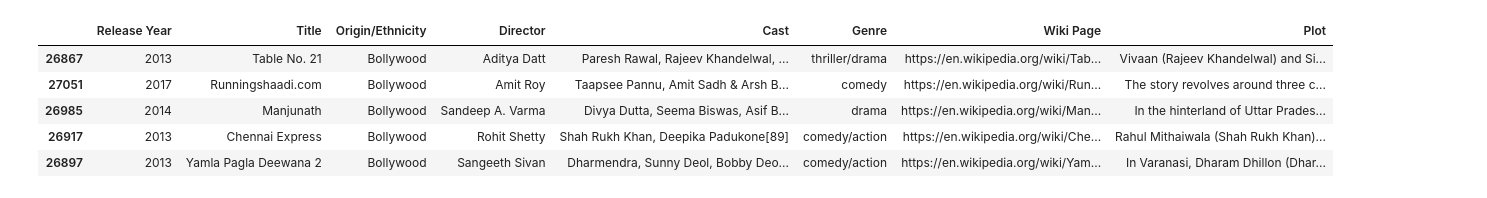
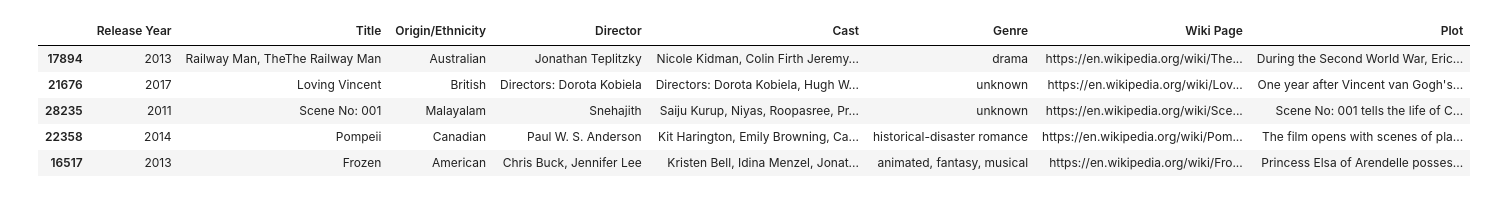
Before and after one commit to anirudhparameswaran/Movies-Graph, a Jupyter notebook: bertopic_analysis.ipynb, the cells around one changed output. Drawn from its saved outputs; the diff is of its cells as text; code cells hidden in the pictures.

```diff
--- a/bertopic_analysis.ipynb
+++ b/bertopic_analysis.ipynb
@@ -17,12 +16,12 @@ True
 # %%
 df = pd.read_csv('wiki_movie_plots_deduped.csv')
-df = df[df['Origin/Ethnicity'] == 'Bollywood']
-df = df[df['Release Year'] >= 2013].sample(200)
+# df = df[df['Origin/Ethnicity'] == 'Bollywood']
+df = df[df['Release Year'] >= 2010].sample(250)
 df.head()
 # %% [output]
 |  | Release Year | Title | Origin/Ethnicity | Director | Cast | Genre | Wiki Page | Plot |
-| 26867 | 2013 | Table No. 21 | Bollywood | Aditya Datt | Paresh Rawal, Rajeev Khandelwal, ... | thriller/drama | https://en.wikipedia.org/wiki/Tab... | Vivaan (Rajeev Khandelwal) and Si... |
-| 27051 | 2017 | Runningshaadi.com | Bollywood | Amit Roy | Taapsee Pannu, Amit Sadh & Arsh B... | comedy | https://en.wikipedia.org/wiki/Run... | The story revolves around three c... |
-| 26985 | 2014 | Manjunath | Bollywood | Sandeep A. Varma | Divya Dutta, Seema Biswas, Asif B... | drama | https://en.wikipedia.org/wiki/Man... | In the hinterland of Uttar Prades... |
-| 26917 | 2013 | Chennai Express | Bollywood | Rohit Shetty | Shah Rukh Khan, Deepika Padukone[89] | comedy/action | https://en.wikipedia.org/wiki/Che... | Rahul Mithaiwala (Shah Rukh Khan)... |
-| 26897 | 2013 | Yamla Pagla Deewana 2 | Bollywood | Sangeeth Sivan | Dharmendra, Sunny Deol, Bobby Deo... | comedy/action | https://en.wikipedia.org/wiki/Yam... | In Varanasi, Dharam Dhillon (Dhar... |
+| 17894 | 2013 | Railway Man, TheThe Railway Man | Australian | Jonathan Teplitzky | Nicole Kidman, Colin Firth Jeremy... | drama | https://en.wikipedia.org/wiki/The... | During the Second World War, Eric... |
+| 21676 | 2017 | Loving Vincent | British | Directors: Dorota Kobiela | Directors: Dorota Kobiela, Hugh W... | unknown | https://en.wikipedia.org/wiki/Lov... | One year after Vincent van Gogh's... |
+| 28235 | 2011 | Scene No: 001 | Malayalam | Snehajith | Saiju Kurup, Niyas, Roopasree, Pr... | unknown | https://en.wikipedia.org/wiki/Sce... | Scene No: 001 tells the life of C... |
+| 22358 | 2014 | Pompeii | Canadian | Paul W. S. Anderson | Kit Harington, Emily Browning, Ca... | historical-disaster romance | https://en.wikipedia.org/wiki/Pom... | The film opens with scenes of pla... |
+| 16517 | 2013 | Frozen | American | Chris Buck, Jennifer Lee | Kristen Bell, Idina Menzel, Jonat... | animated, fantasy, musical | https://en.wikipedia.org/wiki/Fro... | Princess Elsa of Arendelle posses... |
```
Also changed, not shown: parts of 10 cells of this notebook, 2 other files.
